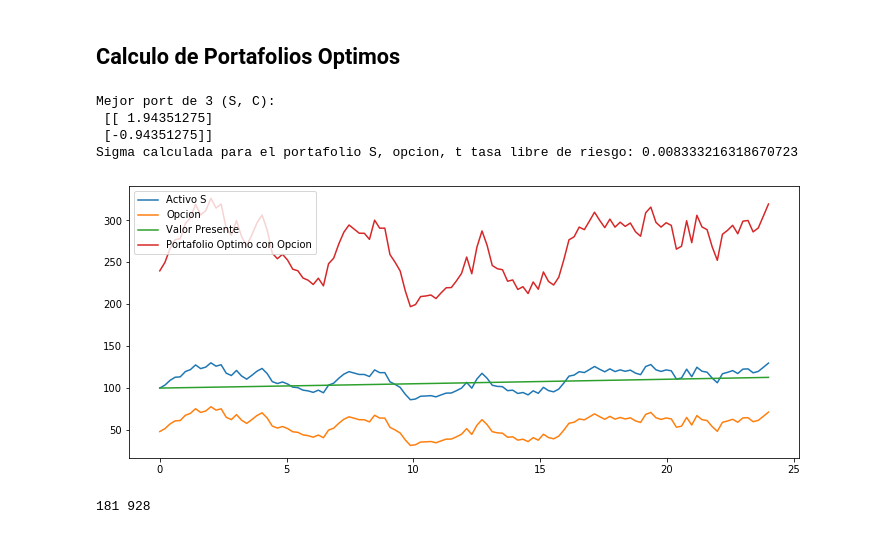
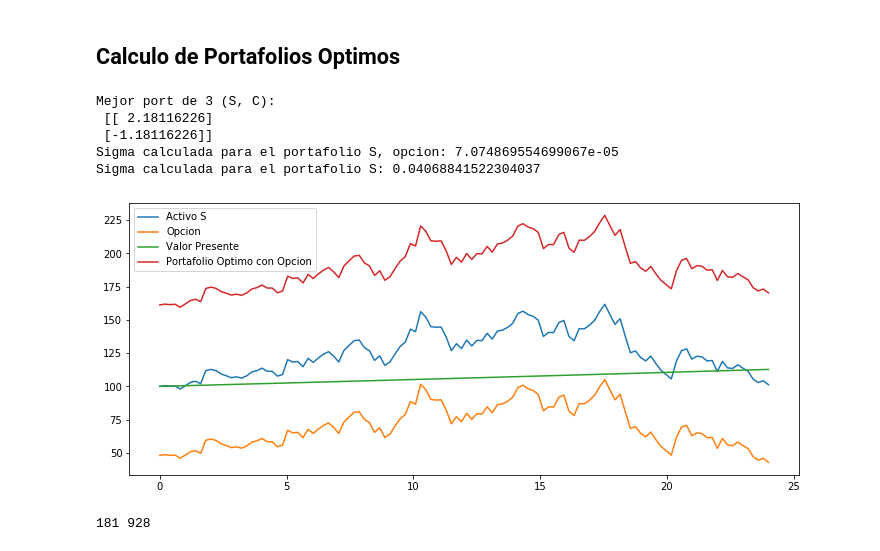
Before and after one commit to Cohnan/FinancialAdministrationModels, a Jupyter notebook: Proyecto 2/Proyecto 2 SCPG Punto 2.ipynb, the cells around one changed output. Cells and saved outputs as stored; diff of their text form; code cells hidden in the pictures.

```diff
--- a/Proyecto 2/Proyecto 2 SCPG Punto 2.ipynb
+++ b/Proyecto 2/Proyecto 2 SCPG Punto 2.ipynb
@@ -41,6 +41,9 @@ def callV(S, t, E1, E2, r, sig, T):
 # %%
 def portafolio_de(x, y, z):
     return  np.array([[x], [y], [z]])
+
+def varPort(x, S):
+        return x.T.dot(S).dot(x)[0,0]
 # %% [markdown]
 ## Calculo de Portafolios Optimos
 # %%
@@ -99,12 +102,10 @@ def calcularPortOpt(precios, tau):
     xopt = xOptMu(muopt)
 
     # Cálculo de varianza de un portafolio x: x^T S x
-    def varPort(x):
-        return x.T.dot(S).dot(x)[0,0]
 
-    varopt = varPort(xopt) #1/A
+    varopt = varPort(xopt, S) #1/A
 
-    return xopt, np.sqrt(varPort(xopt))
+    return xopt, varopt, S
 # %%
 mmu = 0.01
 ssig = 0.1
@@ -112,41 +113,43 @@ tau = mmu/2.
 
 ## Simulacion 1
 ts, Ss = grafico_valor_activo(mu = mmu, sig = ssig, S0 = 100, N = 24, txtad = "Sim. 1", graficar = False, pts = 120)
 #ts, S2s = grafico_valor_activo(mu = mmu, sig = ssig, S0 = 100, N = 60, txtad = "Sim. 2", graficar = False)
 
 Cs = callV(S = Ss, t = ts, E1 = 70, E2 = 60000, r = tau, sig = ssig, T = 60) # r = mu / 1.2
 Ls = 100.*np.exp(tau*ts)
 
-precios = np.array([Ss, -Cs])
-portMej3, sig3 = calcularPortOpt(precios, tau)
+precios = np.array([Ss, Cs])
+portMej3, sig3, S = calcularPortOpt(precios, tau)
 print("Mejor port de 3 (S, C):\n", portMej3)
-musMej3 = portMej3[0,0]*Ss - portMej3[1,0]*Cs #+ portMej3[2,0]*Ls
+musMej3 = portMej3[0,0]*Ss + portMej3[1,0]*Cs #+ portMej3[2,0]*Ls
 
 #precios = np.array([Ss, Ss])
 #portMej2, sig2 = calcularPortOpt(precios, tau)
 #print("Mejor port de 2 (S):\n", portMej2)
 #musMej2 = portMej2[0,0]*Ss + portMej2[1,0]*Ss #+ portMej2[1,0]*Ls
 
 
 
 fig = plt.figure(figsize=(12, 5))
 plt.plot(ts, Ss)
 plt.plot(ts, Cs)
 plt.plot(ts, Ls)
 plt.plot(ts, musMej3)
 #plt.plot(ts, musMej2)
 
 plt.legend(("Activo S", "Opcion", "Valor Presente",
             "Portafolio Optimo con Opcion", "Portafolio Optimo sin Opcion"), loc = "upper left")
 
 #print("Sigma calculada para el portafolio S y tasa libre de riesgo:", sig2)
-print("Sigma calculada para el portafolio S, opcion, t tasa libre de riesgo:", sig3)
+print("Sigma calculada para el portafolio S, opcion:", sig3)
+print("Sigma calculada para el portafolio S:", np.sqrt(S[0,0]))
 # %% [output]
 Mejor port de 3 (S, C):
- [[ 1.94351275]
- [-0.94351275]]
-Sigma calculada para el portafolio S, opcion, t tasa libre de riesgo: 0.008333216318670723
+ [[ 2.18116226]
+ [-1.18116226]]
+Sigma calculada para el portafolio S, opcion: 7.074869554699067e-05
+Sigma calculada para el portafolio S: 0.04068841522304037
-[figure, old version]
+[figure, new version]
 # %%
 mus  = np.array([0.001, 0.005, 0.015, 0.03])
 #mus = [0.02]
```
Also changed, not shown: parts of 5 cells of this notebook.
